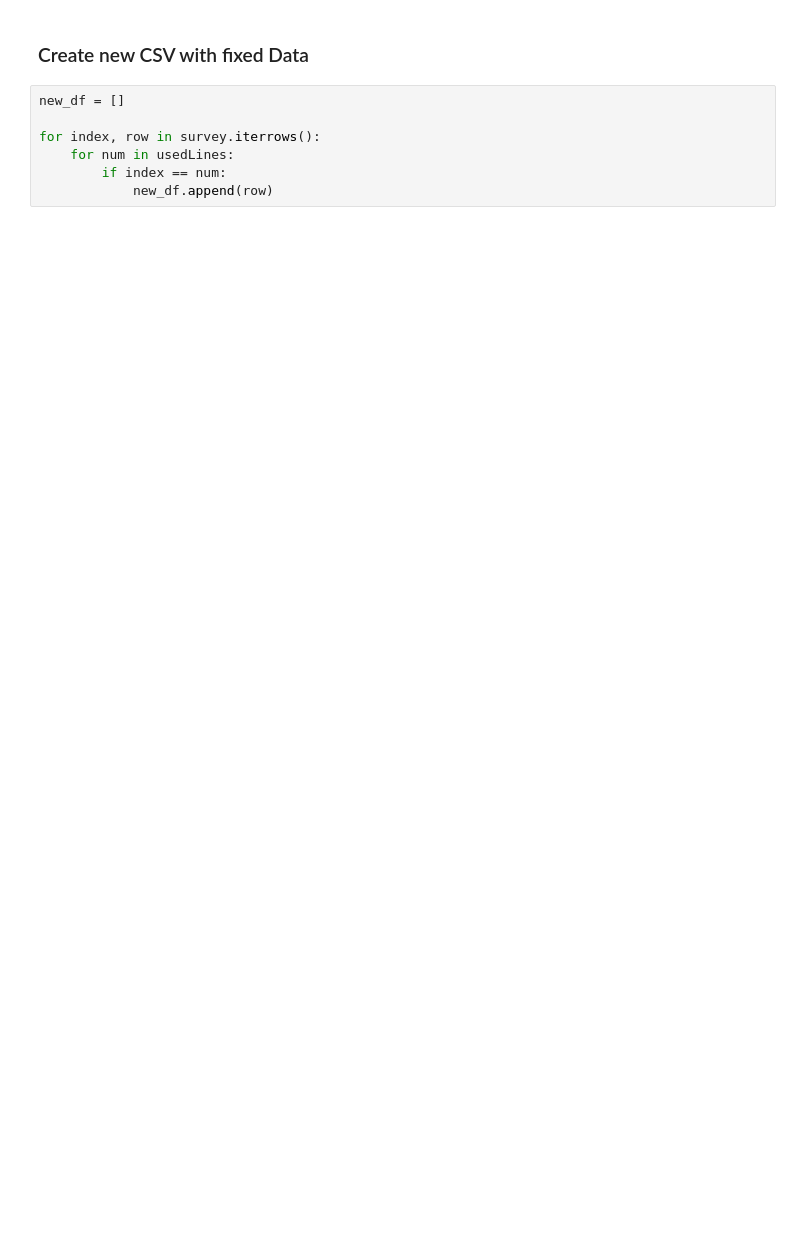
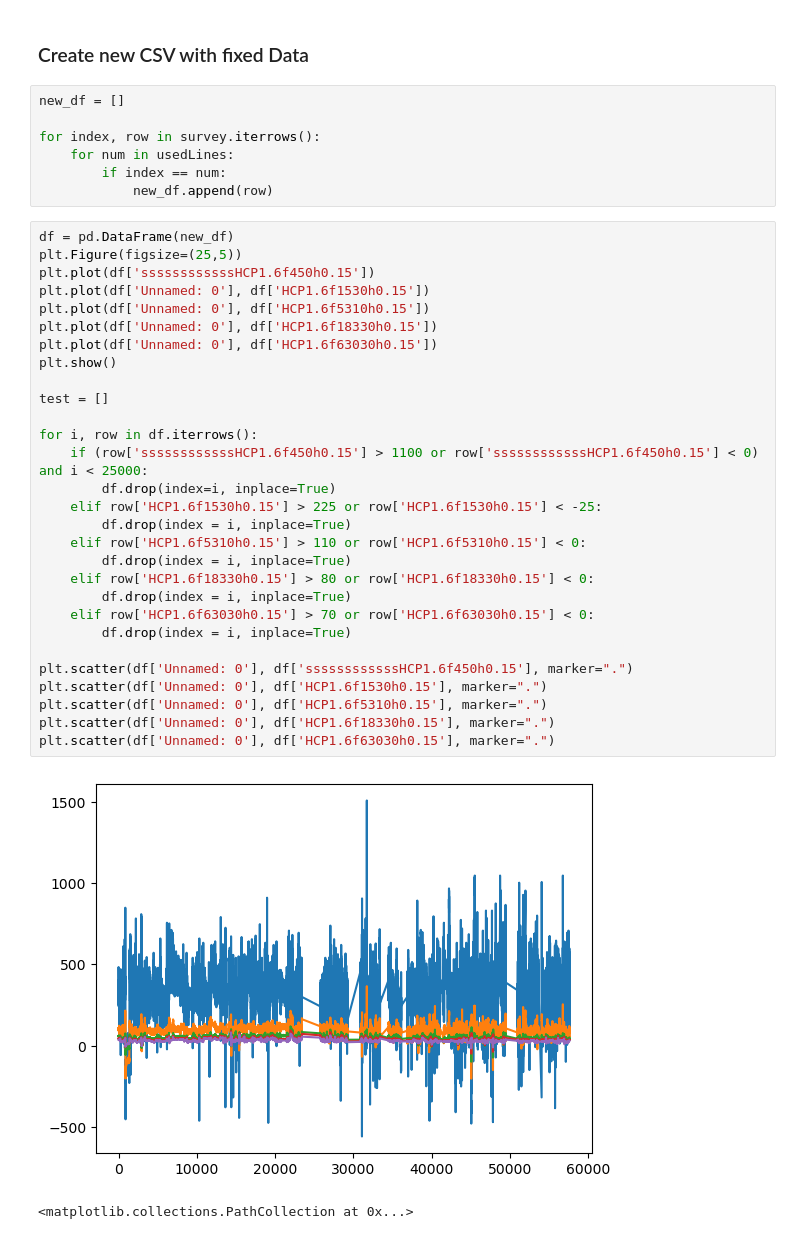
Before and after one commit to NathanSedmak/FDEM_Project_FC_2025, a Jupyter notebook: code/data-pruning.ipynb, the cells around one changed output. Saved outputs shown, nothing was run; the diff lists cells and outputs as text; blank space fills up the shorter version.

```diff
--- a/code/data-pruning.ipynb
+++ b/code/data-pruning.ipynb
@@ -190,3 +194,35 @@ for index, row in survey.iterrows():
     for num in usedLines:
         if index == num:
             new_df.append(row)
+# %%
+df = pd.DataFrame(new_df)
+plt.Figure(figsize=(25,5))
+plt.plot(df['ssssssssssssHCP1.6f450h0.15'])
+plt.plot(df['Unnamed: 0'], df['HCP1.6f1530h0.15'])
+plt.plot(df['Unnamed: 0'], df['HCP1.6f5310h0.15'])
+plt.plot(df['Unnamed: 0'], df['HCP1.6f18330h0.15'])
+plt.plot(df['Unnamed: 0'], df['HCP1.6f63030h0.15'])
+plt.show()
+
+test = []
+
+for i, row in df.iterrows():
+    if (row['ssssssssssssHCP1.6f450h0.15'] > 1100 or row['ssssssssssssHCP1.6f450h0.15'] < 0) and i < 25000:
+        df.drop(index=i, inplace=True)
+    elif row['HCP1.6f1530h0.15'] > 225 or row['HCP1.6f1530h0.15'] < -25:
+        df.drop(index = i, inplace=True)
+    elif row['HCP1.6f5310h0.15'] > 110 or row['HCP1.6f5310h0.15'] < 0:
+        df.drop(index = i, inplace=True)
+    elif row['HCP1.6f18330h0.15'] > 80 or row['HCP1.6f18330h0.15'] < 0:
+        df.drop(index = i, inplace=True)
+    elif row['HCP1.6f63030h0.15'] > 70 or row['HCP1.6f63030h0.15'] < 0:
+        df.drop(index = i, inplace=True)
+
+plt.scatter(df['Unnamed: 0'], df['ssssssssssssHCP1.6f450h0.15'], marker=".")
+plt.scatter(df['Unnamed: 0'], df['HCP1.6f1530h0.15'], marker=".")
+plt.scatter(df['Unnamed: 0'], df['HCP1.6f5310h0.15'], marker=".")
+plt.scatter(df['Unnamed: 0'], df['HCP1.6f18330h0.15'], marker=".")
+plt.scatter(df['Unnamed: 0'], df['HCP1.6f63030h0.15'], marker=".")
+# %% [output]
+[figure, added]
+<matplotlib.collections.PathCollection at 0x...>
```
Also changed, not shown: parts of 6 cells of this notebook, 3 other files.
